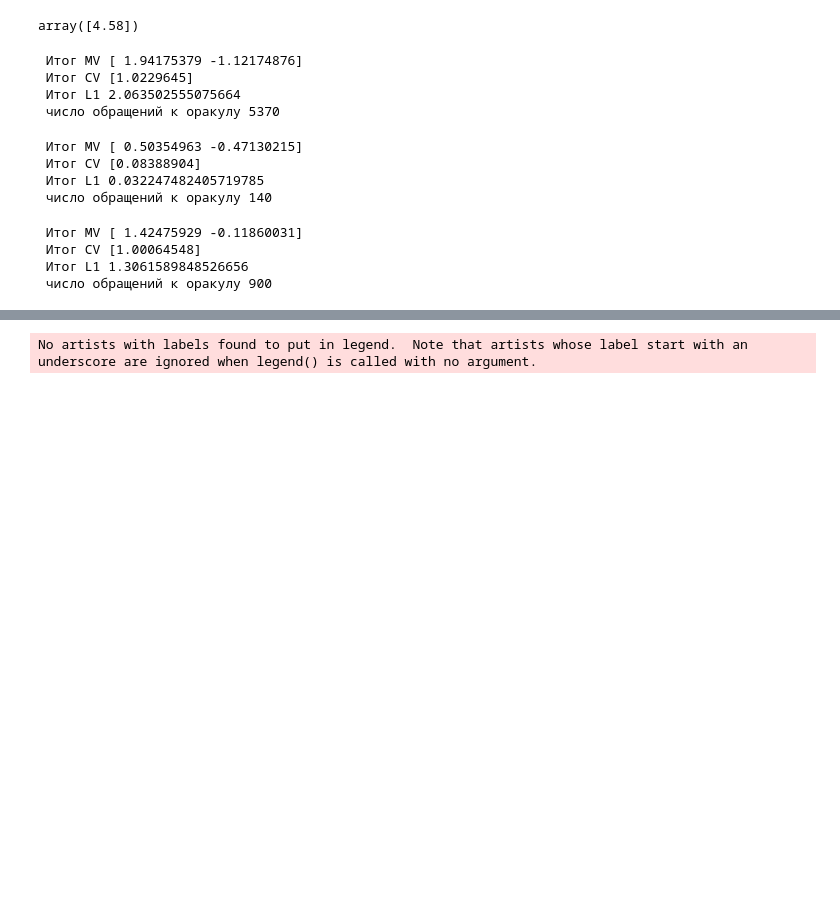
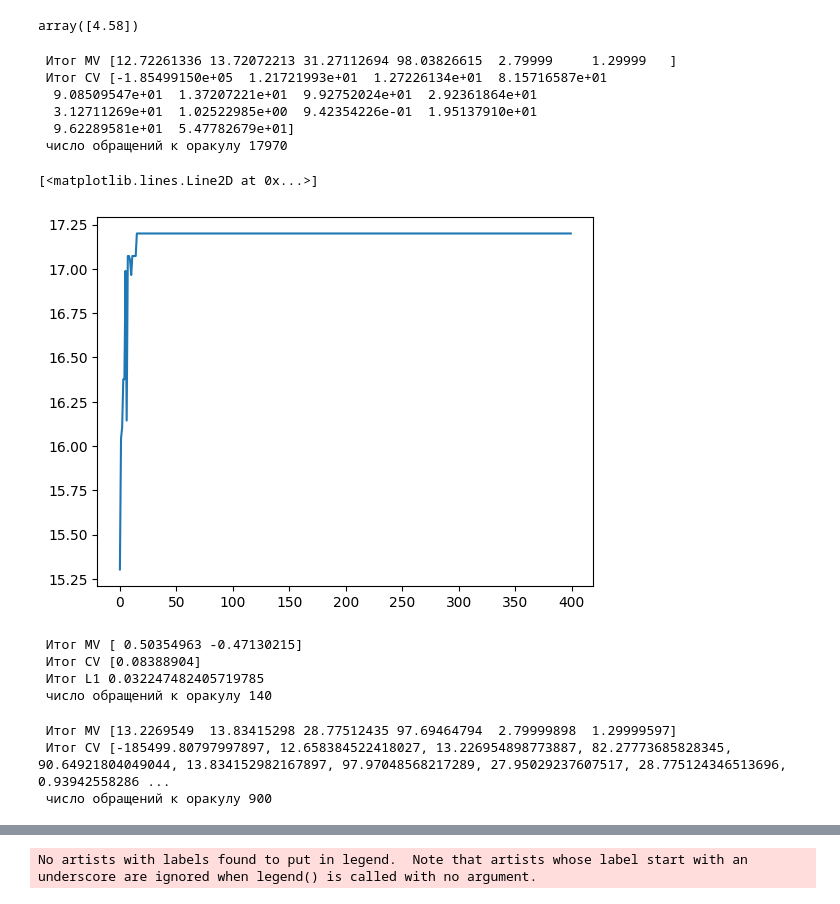
Before and after one commit to SergeiFG/BlackBoxOptimisation, a Jupyter notebook: Model_Tests.ipynb, the cells around one changed output, grey strips where cells are left out. Saved outputs shown, nothing was run; the diff lists cells and outputs as text; code cells hidden in the pictures; blank space fills up the shorter version.

```diff
--- a/Model_Tests.ipynb
+++ b/Model_Tests.ipynb
@@ -22,30 +148,32 @@ array([4.58])
 optimizer = Optimizer(
             optCls=EvolutionaryOpt,
             seed=42,
-            to_model_vec_size=2,
-            from_model_vec_size=3,
-            iter_limit=60,
+            to_model_vec_size=6,
+            from_model_vec_size=14,
+            iter_limit=100,
             external_model=model.evaluate,
-            dimension=2,
             population_size=30,
-            offspring_per_parent=2,
-            mutation_prob=0.3,
-            sigma_init=0.2,
+            offspring_per_parent=5,
+            mutation_prob=0.5,
+            sigma_init=0.4,
             t_max=100
         )
 
-for i in range(2):  # Первые 3 параметра - непрерывные
-    optimizer.setVecItemLimit(i, "to_model", min=-3, max=3)
+for i in range(6):  # Первые 3 параметра - непрерывные
+    optimizer.setVecItemLimit(i, "to_model", min=mvs[i]['LowerBound'], max=mvs[i]['UpperBound'])
 
-optimizer.setVecItemLimit(1, "from_model", min=1, max=np.inf)
+for i in range(14):  # Первые 3 параметра - непрерывные
+    optimizer.setVecItemLimit(i+1, "from_model", min=cvs[i]['LowerBound'], max=cvs[i]['UpperBound'])
+# optimizer.setVecItemLimit(1, "from_model", min=1, max=np.inf)
+
 
 optimizer.modelOptimize()
 ep_optimizer = optimizer.getOptimizer()
 history = ep_optimizer.get_optimization_history()
 best_solution = ep_optimizer._to_opt_model_data.vecs[:, 0]
 
-x_hist = np.empty([len(history), 2])
-y_hist = np.empty([len(history), 1])
+x_hist = np.empty([len(history), 6])
+y_hist = np.empty([len(history), 14])
 for i, gen in enumerate(history):
     x = gen['best_solution']
     x_hist[i, :] = x
@@ -54,13 +182,20 @@ for i, gen in enumerate(history):
 
 print(' Итог MV', x_hist[-1])
 print(' Итог СV', y_hist[-1])
-print(' Итог L1', np.sum(np.abs(x_hist[-1]-target)))
+# print(' Итог L1', np.sum(np.abs(x_hist[-1]-target)))
 print(' число обращений к оракулу', optimizer.get_usage_count())
 # %% [output]
- Итог MV [ 1.94175379 -1.12174876]
- Итог СV [1.0229645]
- Итог L1 2.063502555075664
- число обращений к оракулу 5370
+ Итог MV [12.72261336 13.72072213 31.27112694 98.03826615  2.79999     1.29999   ]
+ Итог СV [-1.85499150e+05  1.21721993e+01  1.27226134e+01  8.15716587e+01
+  9.08509547e+01  1.37207221e+01  9.92752024e+01  2.92361864e+01
+  3.12711269e+01  1.02522985e+00  9.42354226e-01  1.95137910e+01
+  9.62289581e+01  5.47782679e+01]
+ число обращений к оракулу 17970
+# %%
+plt.plot(x_hist[:,0])
+# %% [output]
+[<matplotlib.lines.Line2D at 0x...>]
+[figure, added]
 # %%
 import warnings
 
@@ -107,8 +242,8 @@ print(' число обращений к оракулу', optimizer.get_usage_co
 optimizer = Optimizer(
         optCls=SimulatedAnnealingOptimizer,
         seed=1424,
-        to_model_vec_size=2,
-        from_model_vec_size=1,
+        to_model_vec_size=6,
+        from_model_vec_size=14,
         iter_limit=300,  # Уменьшил для более компактного вывода
         external_model=model.evaluate,
         initial_temp=50.0,
@@ -118,8 +253,15 @@ optimizer = Optimizer(
         penalty_coef=1e6
     )
 
-for i in range(2):  # Первые 3 параметра - непрерывные
-    optimizer.setVecItemLimit(i, "to_model", min=-3, max=3)
+for i in range(6):  # ограничения на MV
+    optimizer.setVecItemLimit(i, "to_model", min=mvs[i]['LowerBound'], max=mvs[i]['UpperBound'])
+
+for i in range(14):  # ограничения на СV
+    optimizer.setVecItemLimit(i+1, "from_model", min=cvs[i]['LowerBound'], max=cvs[i]['UpperBound'])
+
+
+# for i in range(2):  # Первые 3 параметра - непрерывные
+#     optimizer.setVecItemLimit(i, "to_model", min=-3, max=3)
 # optimizer.setVecItemLimit(1, "from_model", min=1, max=np.inf)
 optimizer.modelOptimize()
 
@@ -130,12 +272,11 @@ x_hist = archive_vectors[:300:5]
 x = optimizer.getResult()
 print(' Итог MV', x)
 print(' Итог СV',model.evaluate(x))
-print(' Итог L1', np.sum(np.abs(x-target)))
+# print(' Итог L1', np.sum(np.abs(x-target)))
 print(' число обращений к оракулу', optimizer.get_usage_count())
 # %% [output]
- Итог MV [ 1.42475929 -0.11860031]
- Итог СV [1.00064548]
- Итог L1 1.3061589848526656
+ Итог MV [13.2269549  13.83415298 28.77512435 97.69464794  2.79999898  1.29999597]
+ Итог СV [-185499.80797997897, 12.658384522418027, 13.226954898773887, 82.27773685828345, 90.64921804049044, 13.834152982167897, 97.97048568217289, 27.95029237607517, 28.775124346513696, 0.93942558286 ...
  число обращений к оракулу 900
 # %%
 optimizer = Optimizer(
```
Also changed, not shown: parts of 4 cells of this notebook.
